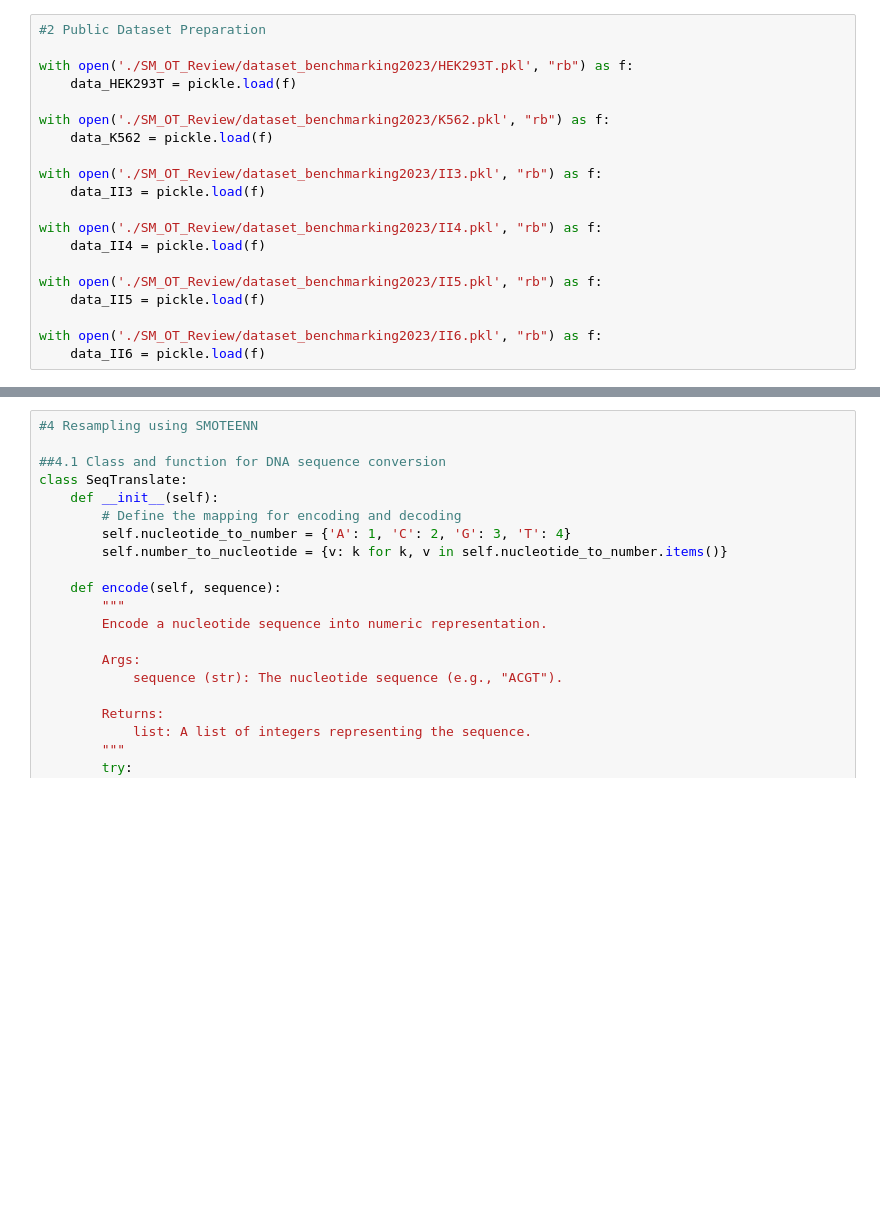
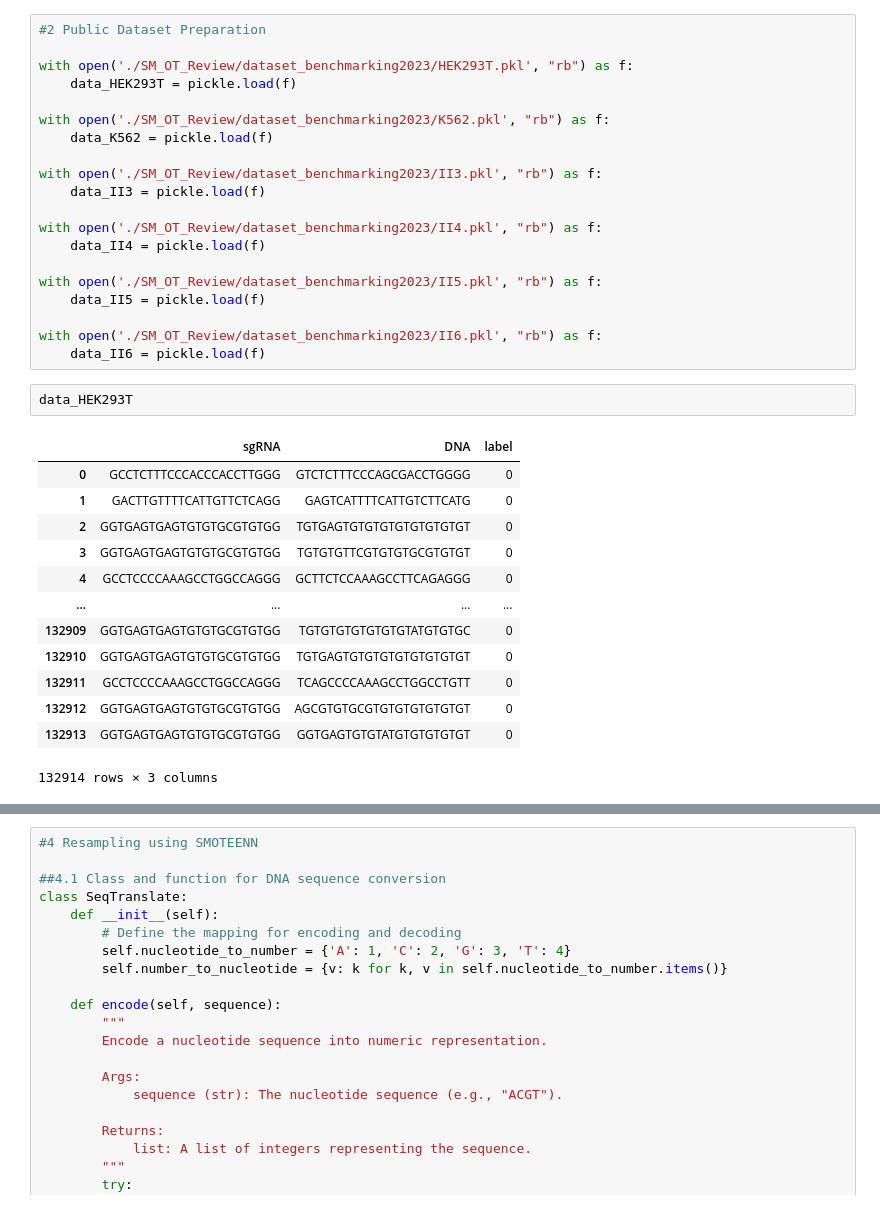
Before and after one commit to baolab-rice/OT_review, a Jupyter notebook: Scripts/OT_review_data_prep.ipynb, the cells around one changed output, grey strips where cells are left out. Drawn from its saved outputs; the diff is of its cells as text; blank space fills up the shorter version.

```diff
--- a/Scripts/OT_review_data_prep.ipynb
+++ b/Scripts/OT_review_data_prep.ipynb
@@ -79,3 +86,19 @@ with open('./SM_OT_Review/dataset_benchmarking2023/II5.pkl', "rb") as f:
 
 with open('./SM_OT_Review/dataset_benchmarking2023/II6.pkl', "rb") as f:
     data_II6 = pickle.load(f)
+# %%
+data_HEK293T
+# %% [output]
+|  | sgRNA | DNA | label |
+| 0 | GCCTCTTTCCCACCCACCTTGGG | GTCTCTTTCCCAGCGACCTGGGG | 0 |
+| 1 | GACTTGTTTTCATTGTTCTCAGG | GAGTCATTTTCATTGTCTTCATG | 0 |
+| 2 | GGTGAGTGAGTGTGTGCGTGTGG | TGTGAGTGTGTGTGTGTGTGTGT | 0 |
+| 3 | GGTGAGTGAGTGTGTGCGTGTGG | TGTGTGTTCGTGTGTGCGTGTGT | 0 |
+| 4 | GCCTCCCCAAAGCCTGGCCAGGG | GCTTCTCCAAAGCCTTCAGAGGG | 0 |
+| ... | ... | ... | ... |
+| 132909 | GGTGAGTGAGTGTGTGCGTGTGG | TGTGTGTGTGTGTGTATGTGTGC | 0 |
+| 132910 | GGTGAGTGAGTGTGTGCGTGTGG | TGTGAGTGTGTGTGTGTGTGTGT | 0 |
+| 132911 | GCCTCCCCAAAGCCTGGCCAGGG | TCAGCCCCAAAGCCTGGCCTGTT | 0 |
+| 132912 | GGTGAGTGAGTGTGTGCGTGTGG | AGCGTGTGCGTGTGTGTGTGTGT | 0 |
+| 132913 | GGTGAGTGAGTGTGTGCGTGTGG | GGTGAGTGTGTATGTGTGTGTGT | 0 |
+132914 rows × 3 columns
```
Also changed, not shown: parts of 9 cells of this notebook, 9 other files.
